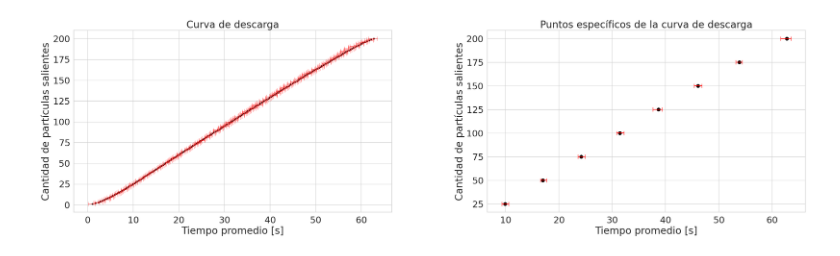
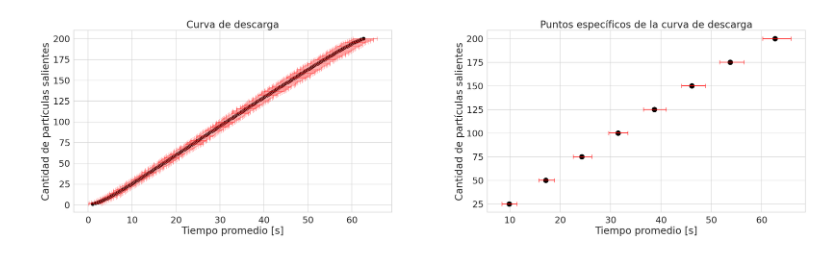
Before and after one commit to lvittor/ss, a Jupyter notebook: notebooks/tp5.ipynb, the cells around one changed output. Drawn from its saved outputs; the diff is of its cells as text; code cells hidden in the pictures.

```diff
--- a/notebooks/tp5.ipynb
+++ b/notebooks/tp5.ipynb
@@ -121,33 +121,33 @@ sns.set_palette(sns.color_palette("viridis"))
 
 # Crear la figura y la especificación de la cuadrícula
 fig = plt.figure(figsize=(32, 8))
 grid = GridSpec(1, 2, width_ratios=[3, 3])
 
 # Gráfico existente
 ax1 = fig.add_subplot(grid[0])
 plt.errorbar(mean_simulation_a['time'], mean_simulation_a['exit_n'], xerr=[mean_simulation_a['time'] - mean_simulation_a['min_time'], mean_simulation_a['max_time'] - mean_simulation_a['time']], fmt='none', capsize=5, color='red', alpha=0.5)
-sns.scatterplot(data=mean_simulation_a, y='exit_n', x='time', marker='.', s=100, alpha=1, color='black')
+sns.scatterplot(data=mean_simulation_a, y='exit_n', x='time', marker='o', s=100, alpha=1, color='black')
 ax1.ticklabel_format(style='sci', useMathText=True)
 plt.ylabel('Cantidad de partículas salientes')
 plt.xlabel('Tiempo promedio [s]')
 plt.title('Curva de descarga')
 
 # Nuevo gráfico al lado
 ax2 = fig.add_subplot(grid[1])
 exit_n_values = [25, 50, 75, 100, 125, 150, 175, 200]
 filtered_data = mean_simulation_a[mean_simulation_a['exit_n'].isin(exit_n_values)]
-sns.scatterplot(data=filtered_data, y='exit_n', x='time', marker='o', s=100, alpha=1, color='black')
+sns.scatterplot(data=filtered_data, y='exit_n', x='time', marker='o', s=200, alpha=1, color='black')
 plt.errorbar(filtered_data['time'], filtered_data['exit_n'], xerr=[filtered_data['time'] - filtered_data['min_time'], filtered_data['max_time'] - filtered_data['time']], fmt='none', capsize=5, color='red', alpha=1)
 ax2.ticklabel_format(style='sci', useMathText=True)
 plt.ylabel('Cantidad de partículas salientes')
 plt.xlabel('Tiempo promedio [s]')
 plt.title('Puntos específicos de la curva de descarga')
 
 # Ajustar la disposición de los subgráficos
 grid.update(wspace=0.3)
 # plt.tight_layout(hspace=0.5)
 
 # Mostrar el gráfico
 plt.show()
 # %% [output]
-[figure, old version]
+[figure, new version]
```
Also changed, not shown: parts of 21 cells of this notebook.
